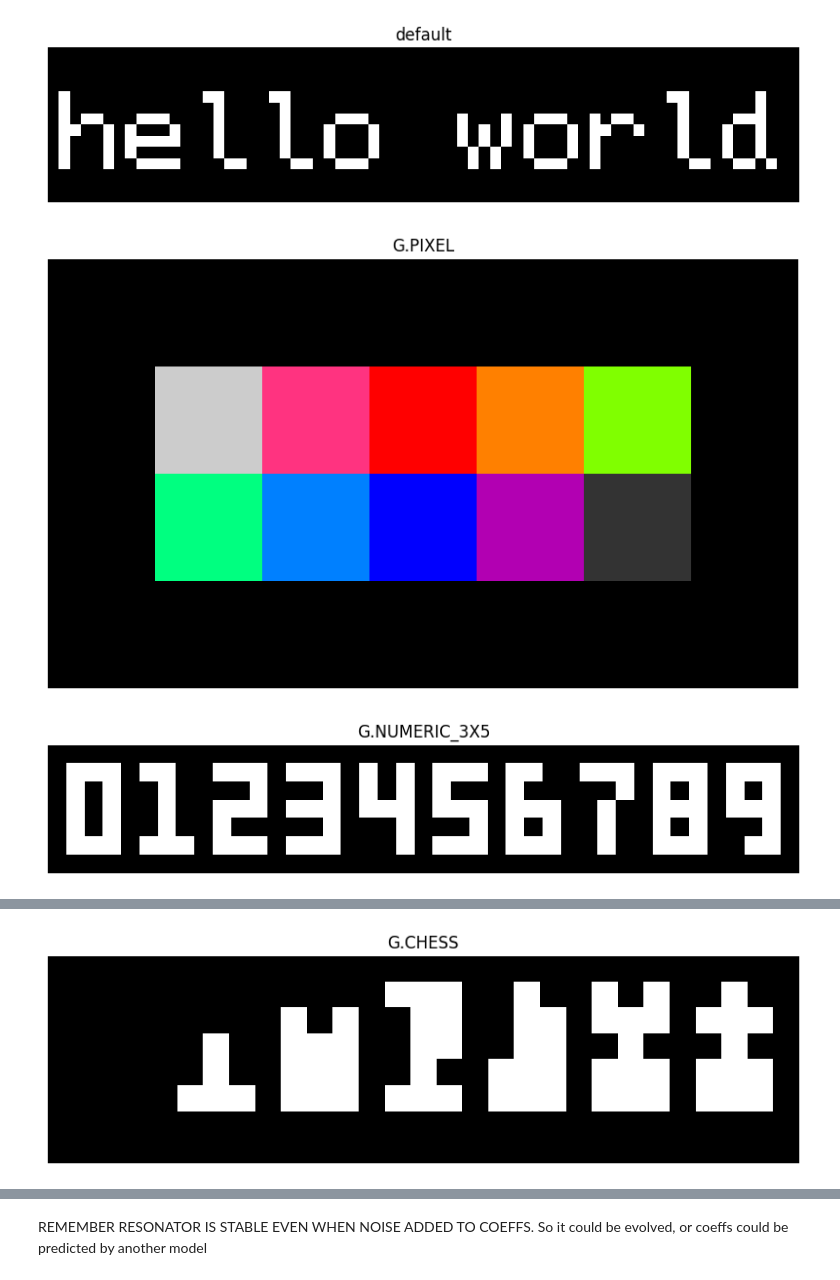
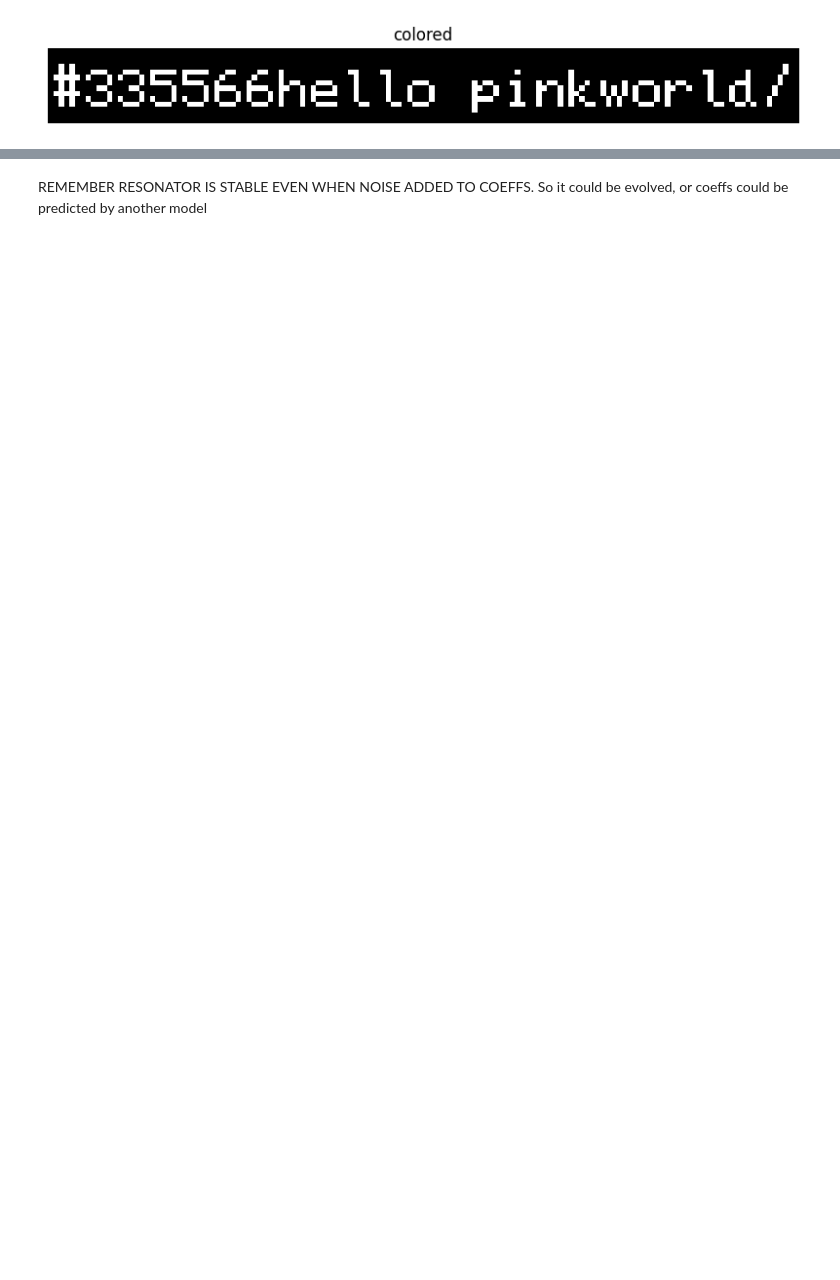
Before and after one commit to limitz/nnx, a Jupyter notebook: examples/Graphics.Text.ipynb, the cells around one changed output, grey strips where cells are left out. Saved outputs shown, nothing was run; the diff lists cells and outputs as text; code cells hidden in the pictures; blank space fills up the shorter version.

Commit message:
Preliminary, enabling color in graphics.text

```diff
--- a/examples/Graphics.Text.ipynb
+++ b/examples/Graphics.Text.ipynb
@@ -14,28 +38,5 @@ def random_color_map(x):
 # %%
-image = G.render_text("hello world")
-G.plot(image, width=10, title="default")
-
-
-image = G.render_text("01234\n56789", font=G.PIXEL, colorspace="rgb")
-G.plot(image, width=10, title="G.PIXEL")
-
-
-image = G.render_text("0123456789", font=G.NUMERIC_5X3, spacing=1)
-G.plot(image, width=10, title="G.NUMERIC_3X5")
-
-
-image_mono = G.render_text("0123456", font=G.TETRIS, colorspace="rgb")
-image_color = G.render_text("0123456", font=G.COLOR_TETRIS, colorspace="rgb")
-image = torch.cat([image_mono, image_color],-2)
-G.plot(image, width=10, title="G.TETRIS / G.COLOR_TETRIS")
-
-
-image = G.render_text(".prnbqk", font=G.CHESS, spacing=1)
-G.plot(image, width=10, title="G.CHESS")
-
-image = G.render_text("-12/34 \n56*##9+\n______\n245+## ?", font=G.ALIENS, spacing=1, colorspace="rgb")
-G.plot(image, width=10, title="G.ALIENS")
+image = G.render_text("<lime>hello <pink>world</>")
+G.plot(image, width=10, title="colored")
 # %% [output]
-[figure, old version]
+[figure, new version]
-[figure, removed]
-[figure, removed]
@@ -43 +42,0 @@ G.plot(image, width=10, title="G.ALIENS")
-[figure, removed]
```
Also changed, not shown: parts of 5 cells of this notebook, 2 other files.
